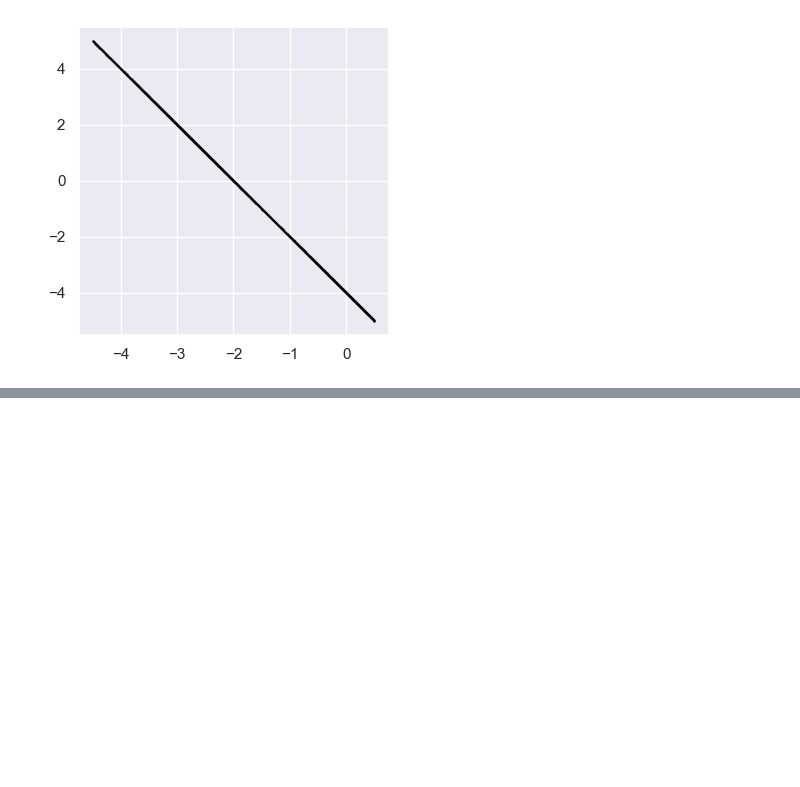
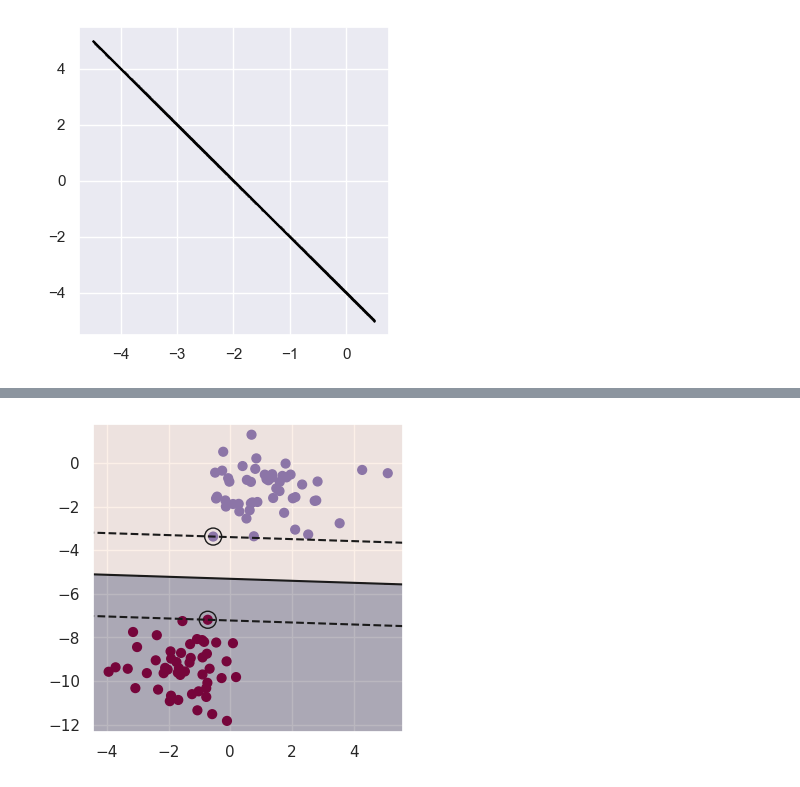
Before and after one commit to AtishaySG25/MLPA, a Jupyter notebook: Codes/AML5203_SVMDemo_Python.ipynb, the cells around one changed output, grey strips where cells are left out. Saved outputs shown, nothing was run; the diff lists cells and outputs as text; code cells hidden in the pictures; blank space fills up the shorter version.

```diff
--- a/Codes/AML5203_SVMDemo_Python.ipynb
+++ b/Codes/AML5203_SVMDemo_Python.ipynb
@@ -103,3 +122,7 @@ def plot_svc_decision_function(model, ax = None, plot_margin = True, plot_suppor
                s = 150, linewidth = 1, facecolors = 'none', edgecolors = 'k')
 # %%
 # Plot linear SVC decision boundary with margins
+fig, ax = plt.subplots(figsize = (4,4))
+plot_svc_decision_function(model, ax)
+# %% [output]
+[figure, added]
```
Also changed, not shown: parts of 5 cells of this notebook.
